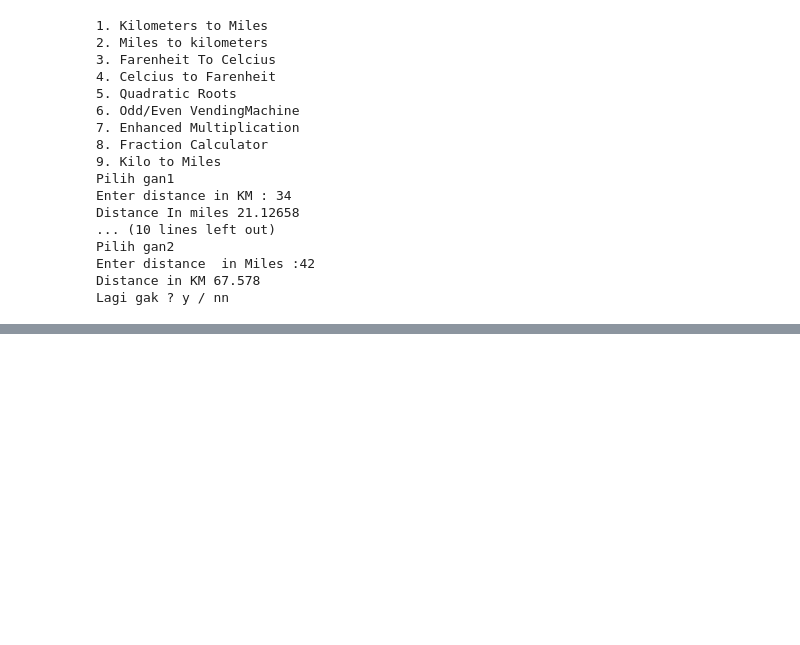
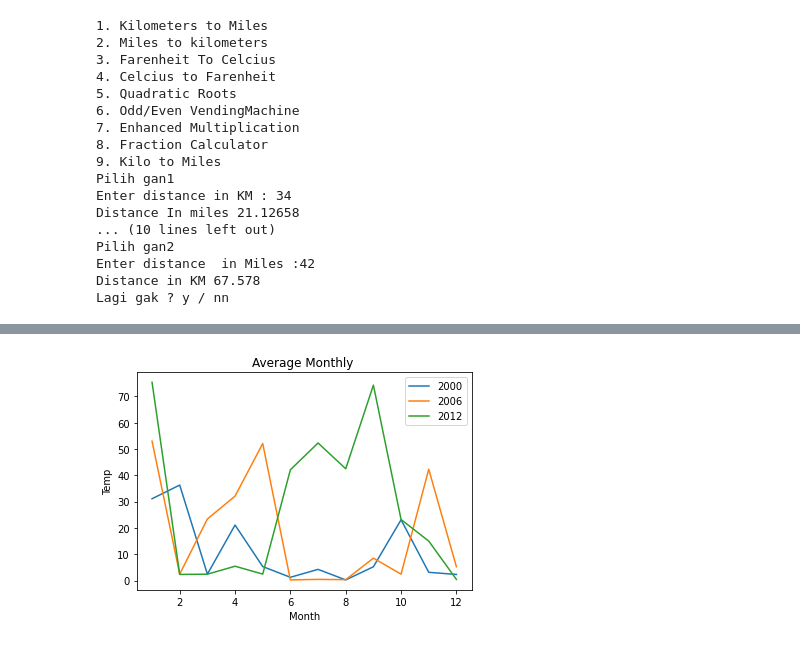
Before and after one commit to Xwyzworms/MathWithpython, a Jupyter notebook: MathWithPythonWo1.ipynb, the cells around one changed output, grey strips where cells are left out. Drawn from its saved outputs; the diff is of its cells as text; code cells hidden in the pictures; blank space fills up the shorter version.

```diff
--- a/MathWithPythonWo1.ipynb
+++ b/MathWithPythonWo1.ipynb
@@ -272,0 +295,15 @@ Lagi gak ? y / nn
+# %%
+nyc_temp_2000 = [31.1, 36.3,  2.42, 21.1, 5.31, 1.23 , 4.24, .231, 5.23 , 23.1 ,3.12, 2.31]
+nyc_temp_2006 = [53,   2.43,  23.4, 32.1, 52.1, .231 , .44, .324, 8.51 , 2.421, 42.32, 5.23]
+nyc_temp_2012 = [75.4, 2.321, 2.41, 5.44, 2.44, 42.12, 52.3, 42.5, 74.3, 23.2, 15, .42312]
+
+months = range(1,13)
+f,ax = plt.subplots(1,1)
+ax.plot(months,nyc_temp_2000,
+        months,nyc_temp_2006,
+        months,nyc_temp_2012)
+ax.set(title="Average Monthly ",xlabel="Month",ylabel="Temp")
+plt.legend([2000,2006,2012],loc="upper right")
+plt.savefig("Sampis.png")
+# %% [output]
+[figure, added]
```
Also changed, not shown: parts of 4 cells of this notebook.
